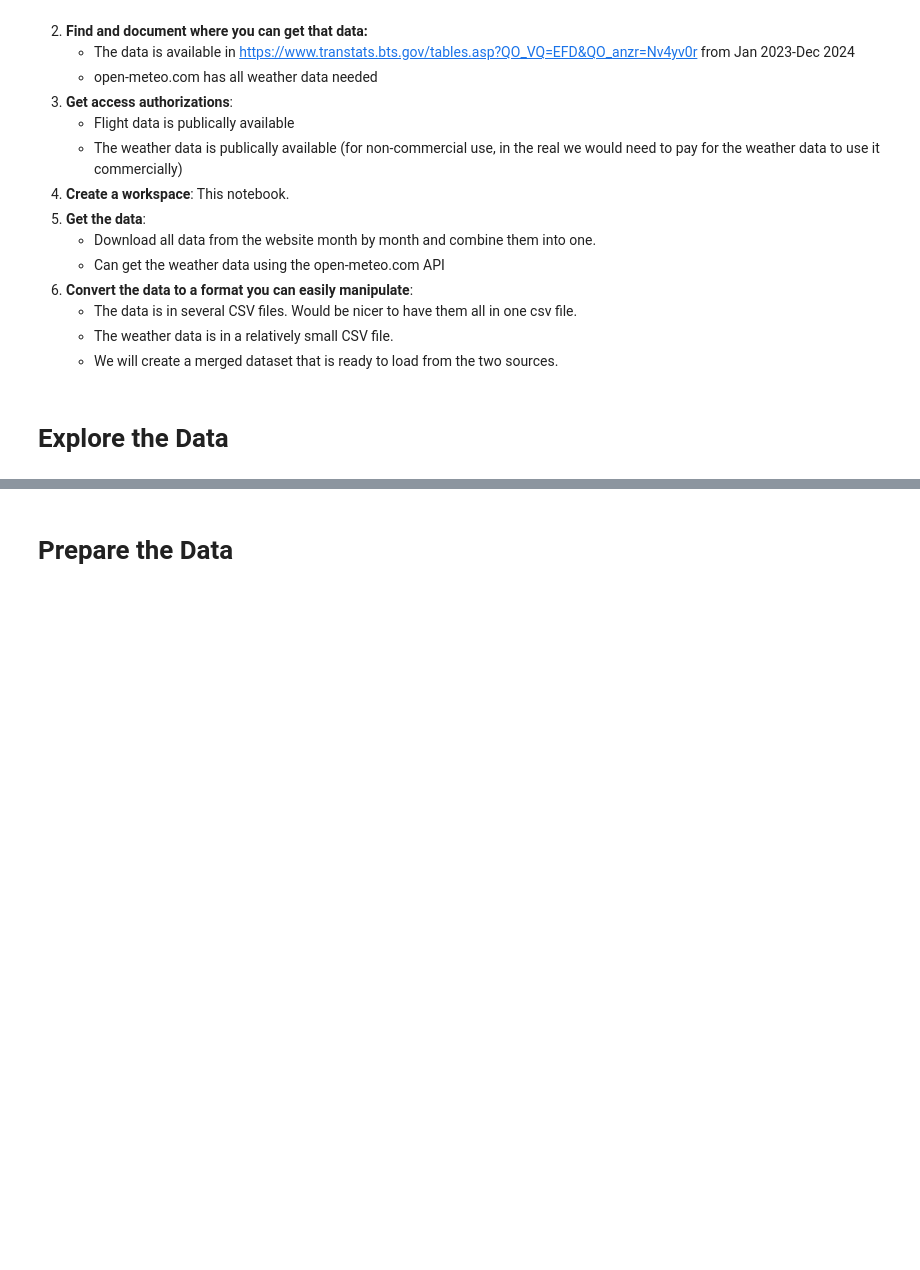
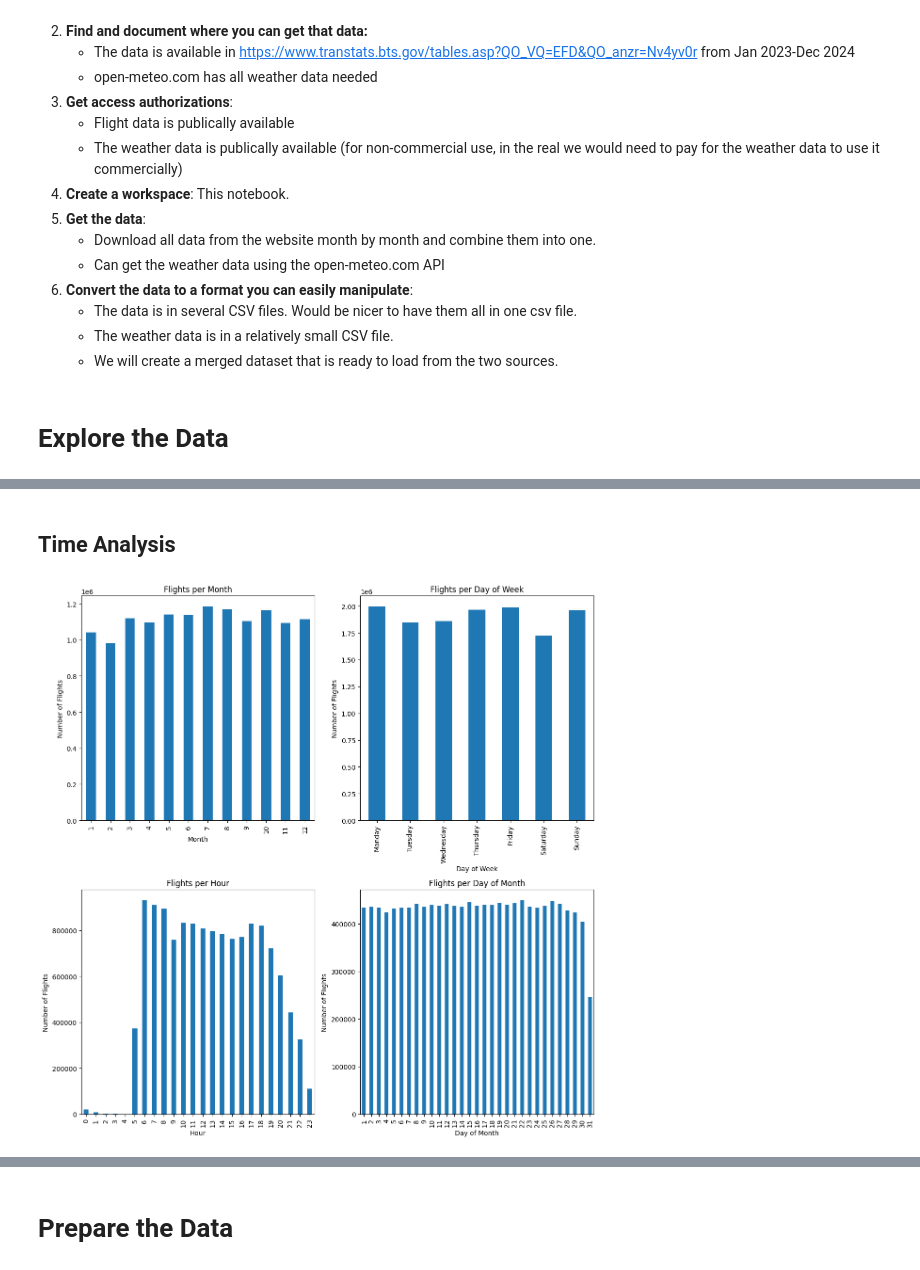
Before and after one commit to Dbad0210/NeuralProject1, a Jupyter notebook: Delayed.ipynb, the cells around one changed output, grey strips where cells are left out. Cells and saved outputs as stored; diff of their text form; code cells hidden in the pictures; blank space fills up the shorter version.

```diff
--- a/Delayed.ipynb
+++ b/Delayed.ipynb
@@ -324,0 +309,41 @@ plt.show()
+# %% [markdown]
+## Time Analysis
+# %%
+import matplotlib.pyplot as plt
+
+plt.figure(figsize=(12, 12))
+
+# Flights per Month
+plt.subplot(2, 2, 1)
+data.groupby('MONTH').size().plot(kind='bar')
+plt.title('Flights per Month')
+plt.xlabel('Month')
+plt.ylabel('Number of Flights')
+
+# Flights per Day of Week
+plt.subplot(2, 2, 2)
+data.groupby('DAY_OF_WEEK').size().plot(kind='bar')
+plt.title('Flights per Day of Week')
+plt.xlabel('Day of Week')
+plt.ylabel('Number of Flights')
+plt.xticks(range(7), ['Monday', 'Tuesday', 'Wednesday', 'Thursday', 'Friday', 'Saturday', 'Sunday'])
+
+# Flights per Hour
+data['HOUR'] = data['dep_datetime'].dt.hour
+plt.subplot(2, 2, 3)
+data.groupby('HOUR').size().plot(kind='bar')
+plt.title('Flights per Hour')
+plt.xlabel('Hour')
+plt.ylabel('Number of Flights')
+
+# Flights per Day of Month
+plt.subplot(2, 2, 4)
+data.groupby('DAY_OF_MONTH').size().plot(kind='bar')
+plt.title('Flights per Day of Month')
+plt.xlabel('Day of Month')
+plt.ylabel('Number of Flights')
+
+# Adjust layout to avoid overlap
+plt.tight_layout()
+# %% [output]
+[figure, added]
```
Also changed, not shown: parts of 42 cells of this notebook.
